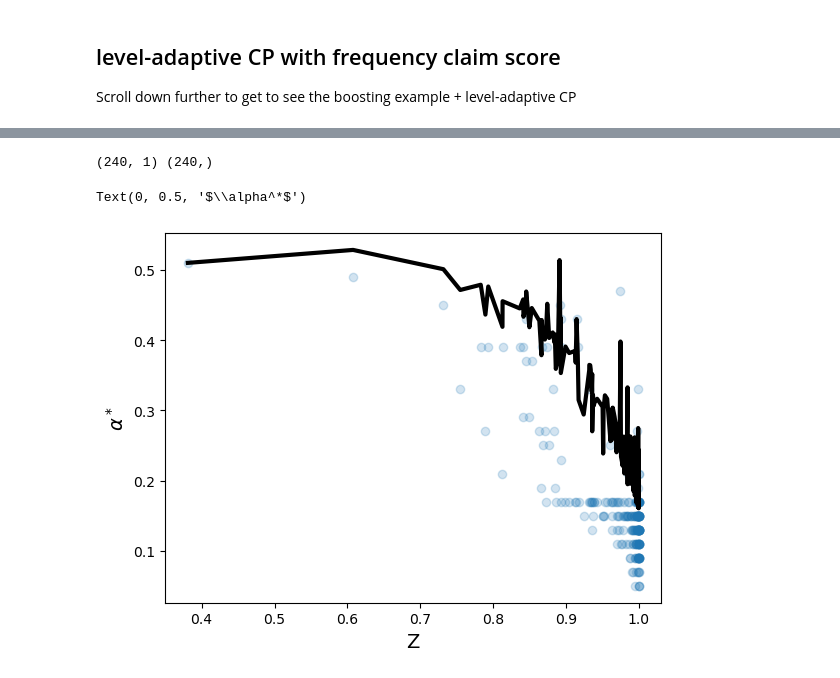
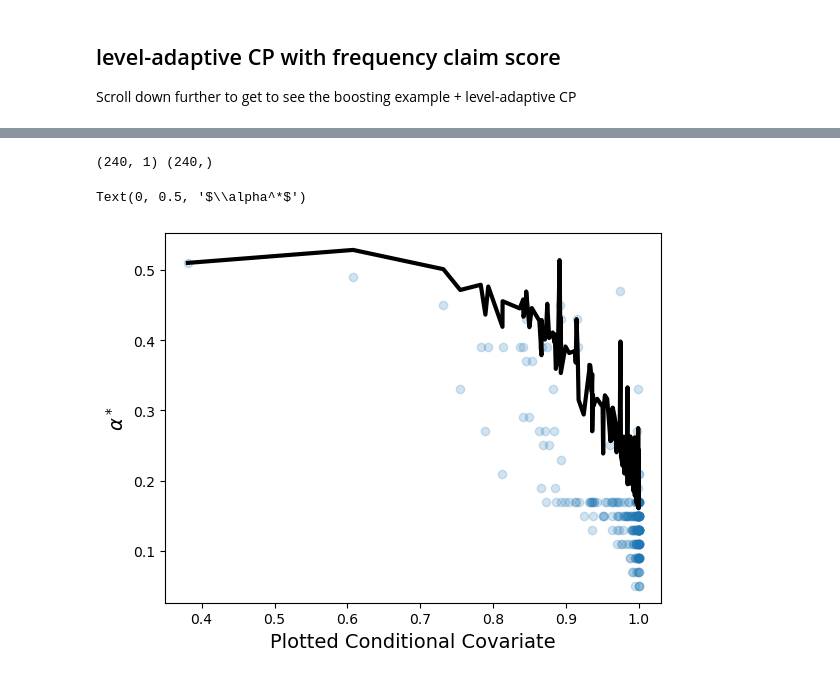
Before and after one commit to jjcherian/conformal-safety, a Jupyter notebook: notebooks/medical-qa.ipynb, the cells around one changed output, grey strips where cells are left out. Saved outputs shown, nothing was run; the diff lists cells and outputs as text; code cells hidden in the pictures.

```diff
--- a/notebooks/medical-qa.ipynb
+++ b/notebooks/medical-qa.ipynb
@@ -426,23 +388,22 @@ KeyboardInterrupt:
 # %%
 condconf_alpha = CondConf(score_fn = lambda x, y: y, Phi_fn = phi_alpha)
 condconf_alpha.setup_problem(z_test, max_quantiles)
 _, primals = condconf_alpha._get_calibration_solution(quantile=0.05)
 
 quantile_fn = lambda x: np.clip(phi_alpha(x) @ primals, a_min=0.01, a_max=0.99)
 z_to_plot = phi_alpha(z_test)[:,-2]
 
 sorted_ind = np.argsort(z_to_plot)
 
 plt.plot(z_to_plot[sorted_ind],1 - quantile_fn(z_test)[sorted_ind], color='black', linewidth=3)
 print(quantile_fn(z_test).shape, max_quantiles.shape)
 plt.scatter(z_to_plot, 1 - max_quantiles, alpha=0.2)
-# plt.xscale("log")
-plt.xlabel("Z", fontsize=14)
+plt.xlabel("Plotted Conditional Covariate", fontsize=14)
 plt.ylabel(r"$\alpha^*$", fontsize=14)
 # %% [output]
 (240, 1) (240,)
 Text(0, 0.5, '$\\alpha^*$')
-[figure, old version]
+[figure, new version]
 # %%
 seed = 1
 k = 0
```
Also changed, not shown: parts of 18 cells of this notebook.
